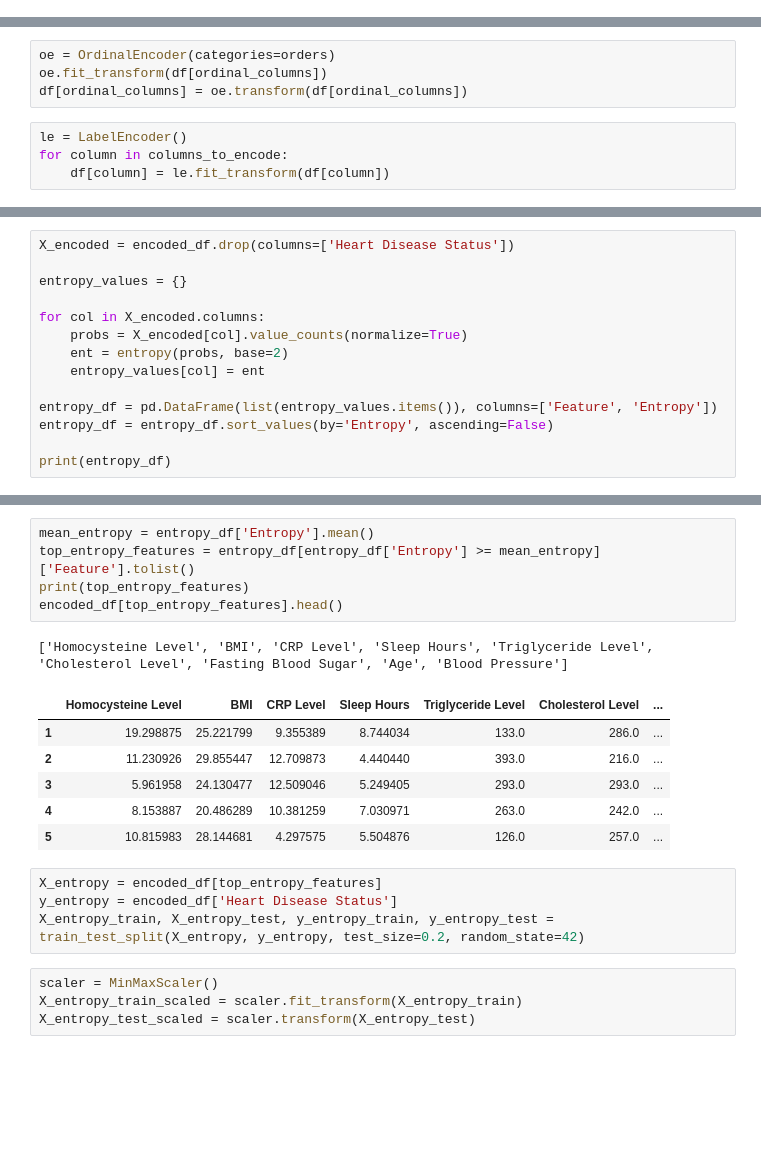
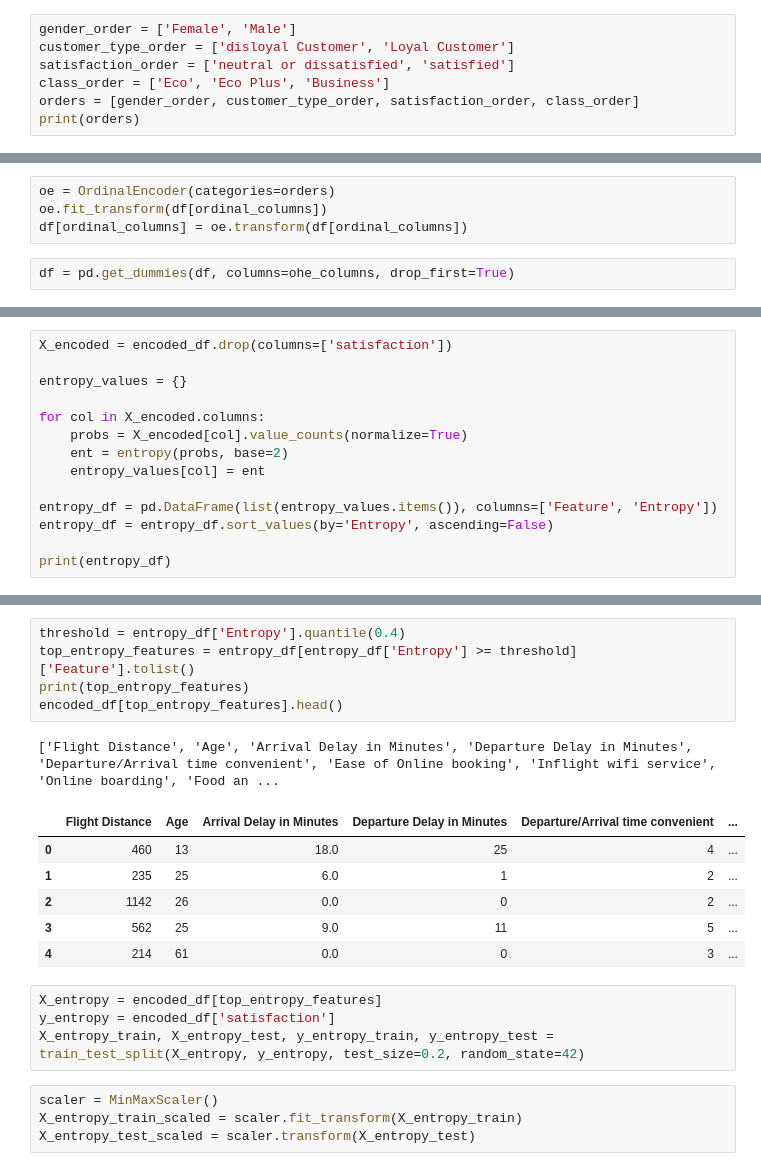
Before and after one commit to chiefzhantr/EntropyFS, a Jupyter notebook: model.ipynb, the cells around one changed output, grey strips where cells are left out. Drawn from its saved outputs; the diff is of its cells as text; blank space fills up the shorter version.

```diff
--- a/model.ipynb
+++ b/model.ipynb
@@ -125,0 +119,7 @@ print(orders)
+# %%
+gender_order = ['Female', 'Male']
+customer_type_order = ['disloyal Customer', 'Loyal Customer']
+satisfaction_order = ['neutral or dissatisfied', 'satisfied']
+class_order = ['Eco', 'Eco Plus', 'Business']
+orders = [gender_order, customer_type_order, satisfaction_order, class_order]
+print(orders)
@@ -127,7 +129,5 @@ print(orders)
 oe = OrdinalEncoder(categories=orders)
 oe.fit_transform(df[ordinal_columns])
 df[ordinal_columns] = oe.transform(df[ordinal_columns])
-# %%
-le = LabelEncoder()
-for column in columns_to_encode:
-    df[column] = le.fit_transform(df[column])
+# %%
+df = pd.get_dummies(df, columns=ohe_columns, drop_first=True)
@@ -209,5 +190,5 @@ Name: count, dtype: int64
 # %%
-X_encoded = encoded_df.drop(columns=['Heart Disease Status'])
+X_encoded = encoded_df.drop(columns=['satisfaction'])
 
 entropy_values = {}
 
@@ -244,19 +228,19 @@ print(entropy_df)
 # %%
-mean_entropy = entropy_df['Entropy'].mean()
-top_entropy_features = entropy_df[entropy_df['Entropy'] >= mean_entropy]['Feature'].tolist()
+threshold = entropy_df['Entropy'].quantile(0.4)
+top_entropy_features = entropy_df[entropy_df['Entropy'] >= threshold]['Feature'].tolist()
 print(top_entropy_features)
 encoded_df[top_entropy_features].head()
 # %% [output]
-['Homocysteine Level', 'BMI', 'CRP Level', 'Sleep Hours', 'Triglyceride Level', 'Cholesterol Level', 'Fasting Blood Sugar', 'Age', 'Blood Pressure']
+['Flight Distance', 'Age', 'Arrival Delay in Minutes', 'Departure Delay in Minutes', 'Departure/Arrival time convenient', 'Ease of Online booking', 'Inflight wifi service', 'Online boarding', 'Food an ...
-|  | Homocysteine Level | BMI | CRP Level | Sleep Hours | Triglyceride Level | Cholesterol Level | ... |
-| 1 | 19.298875 | 25.221799 | 9.355389 | 8.744034 | 133.0 | 286.0 | ... |
-| 2 | 11.230926 | 29.855447 | 12.709873 | 4.440440 | 393.0 | 216.0 | ... |
-| 3 | 5.961958 | 24.130477 | 12.509046 | 5.249405 | 293.0 | 293.0 | ... |
-| 4 | 8.153887 | 20.486289 | 10.381259 | 7.030971 | 263.0 | 242.0 | ... |
-| 5 | 10.815983 | 28.144681 | 4.297575 | 5.504876 | 126.0 | 257.0 | ... |
+|  | Flight Distance | Age | Arrival Delay in Minutes | Departure Delay in Minutes | Departure/Arrival time convenient | ... |
+| 0 | 460 | 13 | 18.0 | 25 | 4 | ... |
+| 1 | 235 | 25 | 6.0 | 1 | 2 | ... |
+| 2 | 1142 | 26 | 0.0 | 0 | 2 | ... |
+| 3 | 562 | 25 | 9.0 | 11 | 5 | ... |
+| 4 | 214 | 61 | 0.0 | 0 | 3 | ... |
 # %%
 X_entropy = encoded_df[top_entropy_features]
-y_entropy = encoded_df['Heart Disease Status']
+y_entropy = encoded_df['satisfaction']
 X_entropy_train, X_entropy_test, y_entropy_train, y_entropy_test = train_test_split(X_entropy, y_entropy, test_size=0.2, random_state=42)
 # %%
 scaler = MinMaxScaler()
```
Also changed, not shown: parts of 47 cells of this notebook.
